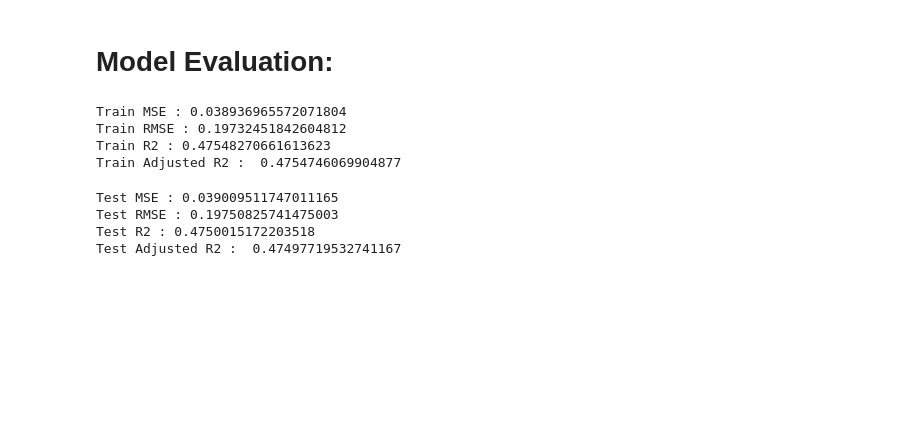
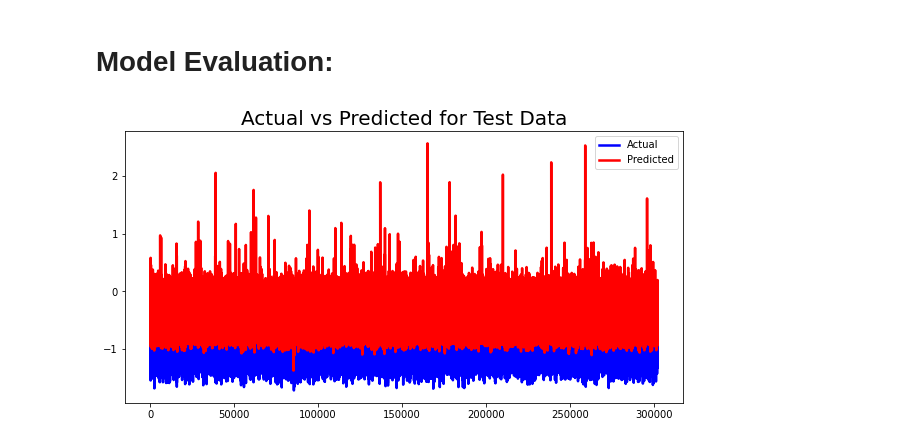
Before and after one commit to SwenFereira/NYC-Taxi-Trip-Time-Prediction---Capstone-Project, a Jupyter notebook: Final_NYC_Taxi_Trip_Time_Prediction_Capstone_Project.ipynb, the cells around one changed output. Saved outputs shown, nothing was run; the diff lists cells and outputs as text; code cells hidden in the pictures; blank space fills up the shorter version.

```diff
--- a/Final_NYC_Taxi_Trip_Time_Prediction_Capstone_Project.ipynb
+++ b/Final_NYC_Taxi_Trip_Time_Prediction_Capstone_Project.ipynb
@@ -1027,39 +1027,14 @@ y_pred_test= lm.predict(X_test_rfe)
 # %%
 from sklearn.metrics import r2_score
 from sklearn.metrics import mean_squared_error
-# %%
-lr_train_mse  = mean_squared_error((y_train), (y_pred_train))
-print("Train MSE :" , lr_train_mse)
-
-lr_train_rmse = np.sqrt(lr_train_mse)
-
-print("Train RMSE :" ,lr_train_rmse)
-
-lr_train_r2 = r2_score((y_train), (y_pred_train))
-print("Train R2 :" ,lr_train_r2)
-
-lr_train_r2_ = 1-(1-r2_score((y_train), (y_pred_train)))*((X_train.shape[0]-1)/(X_train.shape[0]-X_train.shape[1]-1))
-print("Train Adjusted R2 : ",lr_train_r2_)
-# %% [output]
-Train MSE : 0.038936965572071804
-Train RMSE : 0.19732451842604812
-Train R2 : 0.47548270661613623
-Train Adjusted R2 :  0.4754746069904877
-# %%
-lr_test_mse  = mean_squared_error((y_test), (y_pred_test))
-print("Test MSE :" , lr_test_mse)
-
-lr_test_rmse = np.sqrt(lr_test_mse)
-
-print("Test RMSE :" ,lr_test_rmse)
-
-lr_test_r2 = r2_score((y_test), (y_pred_test))
-print("Test R2 :" ,lr_test_r2)
-
-lr_test_r2_ = 1-(1-r2_score((y_test), (y_pred_test)))*((X_test.shape[0]-1)/(X_test.shape[0]-X_test.shape[1]-1))
-print("Test Adjusted R2 : ",lr_test_r2_)
-# %% [output]
-Test MSE : 0.039009511747011165
-Test RMSE : 0.19750825741475003
-Test R2 : 0.4750015172203518
-Test Adjusted R2 :  0.47497719532741167
+# %%
+#Actual vs Prediction
+plt.figure(figsize= (10,5))
+c= [i for i in range(0, len(y_test))]
+plt.plot(c, y_test, color='blue', linewidth=2.5, linestyle='-')
+plt.plot(c, y_pred_test, color='red', linewidth=2.5, linestyle='-')
+plt.title('Actual vs Predicted for Test Data', fontsize=20)
+plt.legend(["Actual", "Predicted"])
+plt.show()
+# %% [output]
+[figure, added]
```
Also changed, not shown: parts of 12 cells of this notebook.
